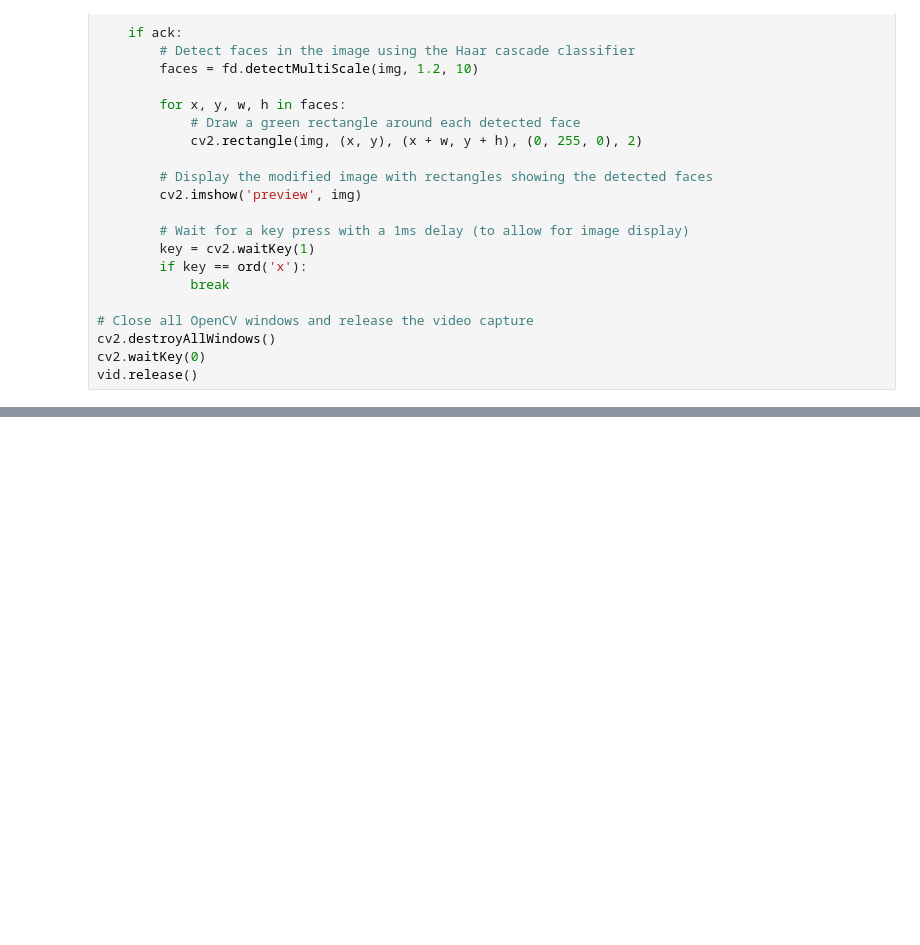
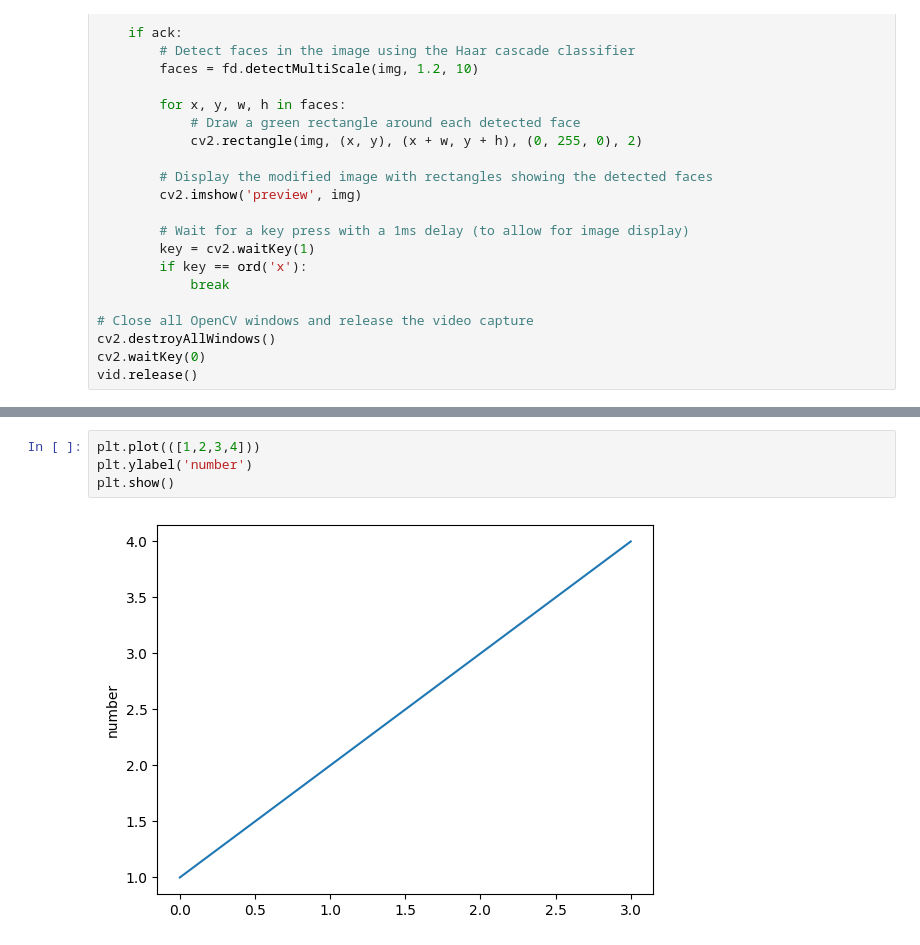
Before and after one commit to mark5o/boy, a Jupyter notebook: Untitled-1.ipynb, the cells around one changed output, grey strips where cells are left out. Drawn from its saved outputs; the diff is of its cells as text; blank space fills up the shorter version.

```diff
--- a/Untitled-1.ipynb
+++ b/Untitled-1.ipynb
@@ -548,0 +603,6 @@ vid.release()
+# %%
+plt.plot(([1,2,3,4]))
+plt.ylabel('number')
+plt.show()
+# %% [output]
+[figure, added]
```
Also changed, not shown: parts of 9 cells of this notebook, 1 other file.
